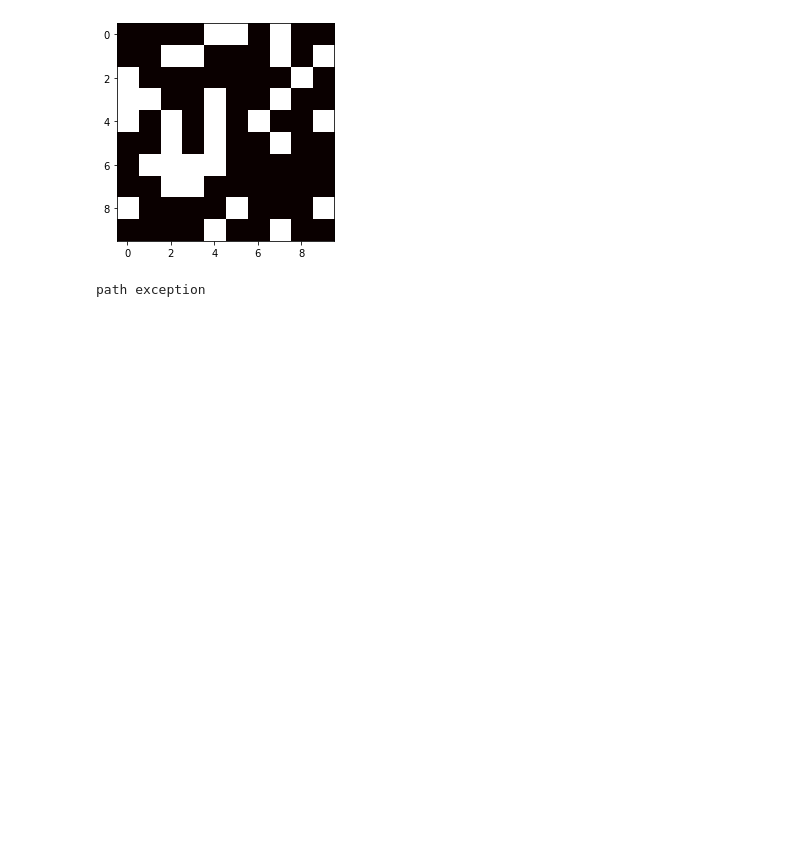
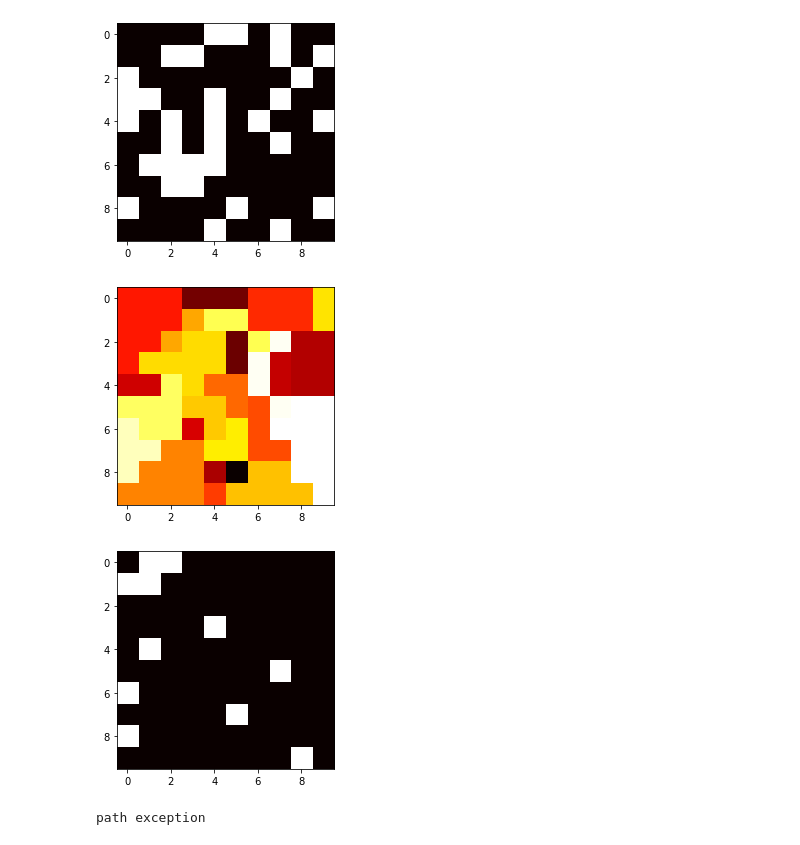
Before and after one commit to johnlime/hierarchical_som, a Jupyter notebook: demo/Visualization.ipynb, the cells around one changed output. Drawn from its saved outputs; the diff is of its cells as text; code cells hidden in the pictures; blank space fills up the shorter version.

```diff
--- a/demo/Visualization.ipynb
+++ b/demo/Visualization.ipynb
@@ -66,6 +77,18 @@ plt.show()
 path exception
 [figure]
 [figure]
+# %%
+manager_all_neighbors_filehandler = open("../data/pose_somatotopic/cartpole/manager_som_all_neighbors.obj", 'rb')
+manager_all_neighbors_model = pickle.load(manager_all_neighbors_filehandler)
+manager_all_neighbors_state = np.argmax(manager_all_neighbors_model.w[:, :100], axis = 1).reshape(10, 10)
+plt.imshow(manager_all_neighbors_state, cmap='hot', interpolation='nearest')
+plt.show()
+manager_all_neighbors_action = np.argmax(manager_all_neighbors_model.w[:, 100:], axis = 1).reshape(10, 10)
+plt.imshow(manager_all_neighbors_action, cmap='hot', interpolation='nearest')
+plt.show()
+# %% [output]
+[figure, added]
+[figure, added]
 # %%
 manager_position_filehandler = open("../data/pose_somatotopic/cartpole/manager_som_position.obj", 'rb')
 manager_position_model = pickle.load(manager_position_filehandler)
```
Also changed, not shown: parts of 11 cells of this notebook, 1 other file.
